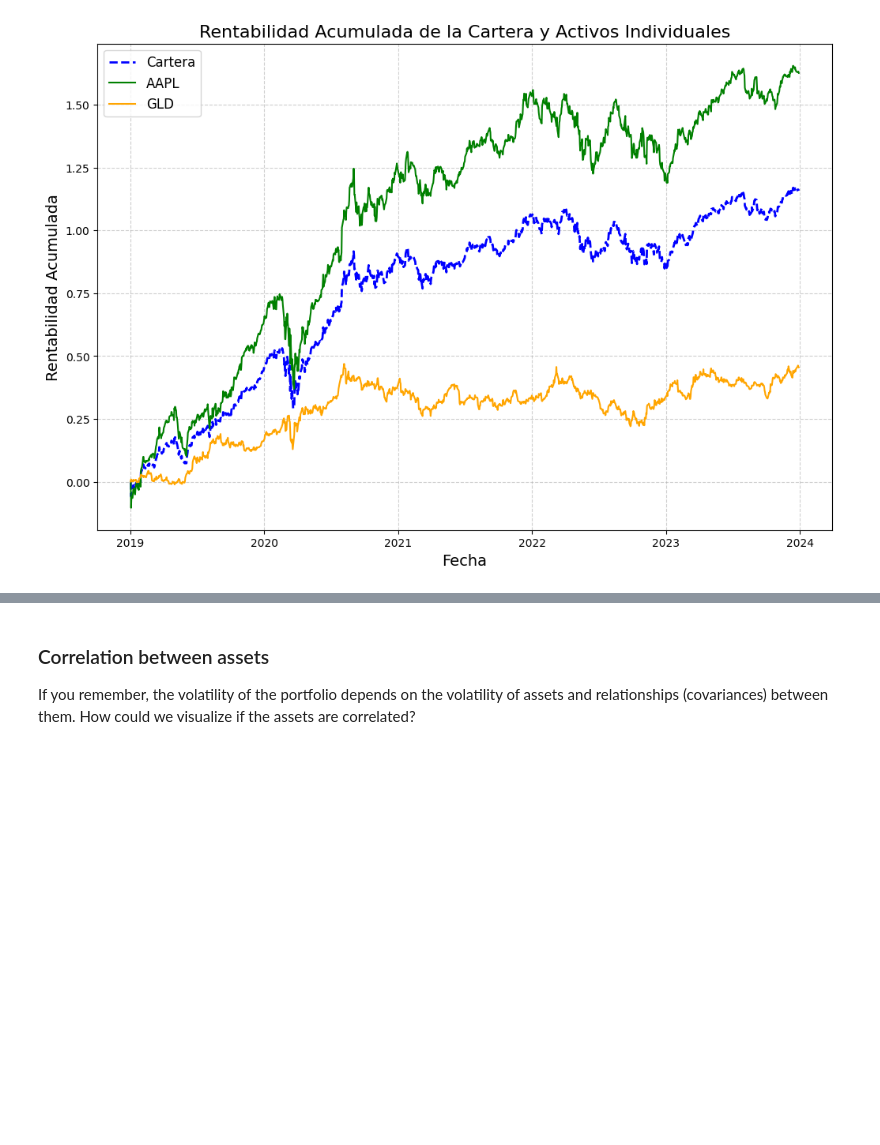
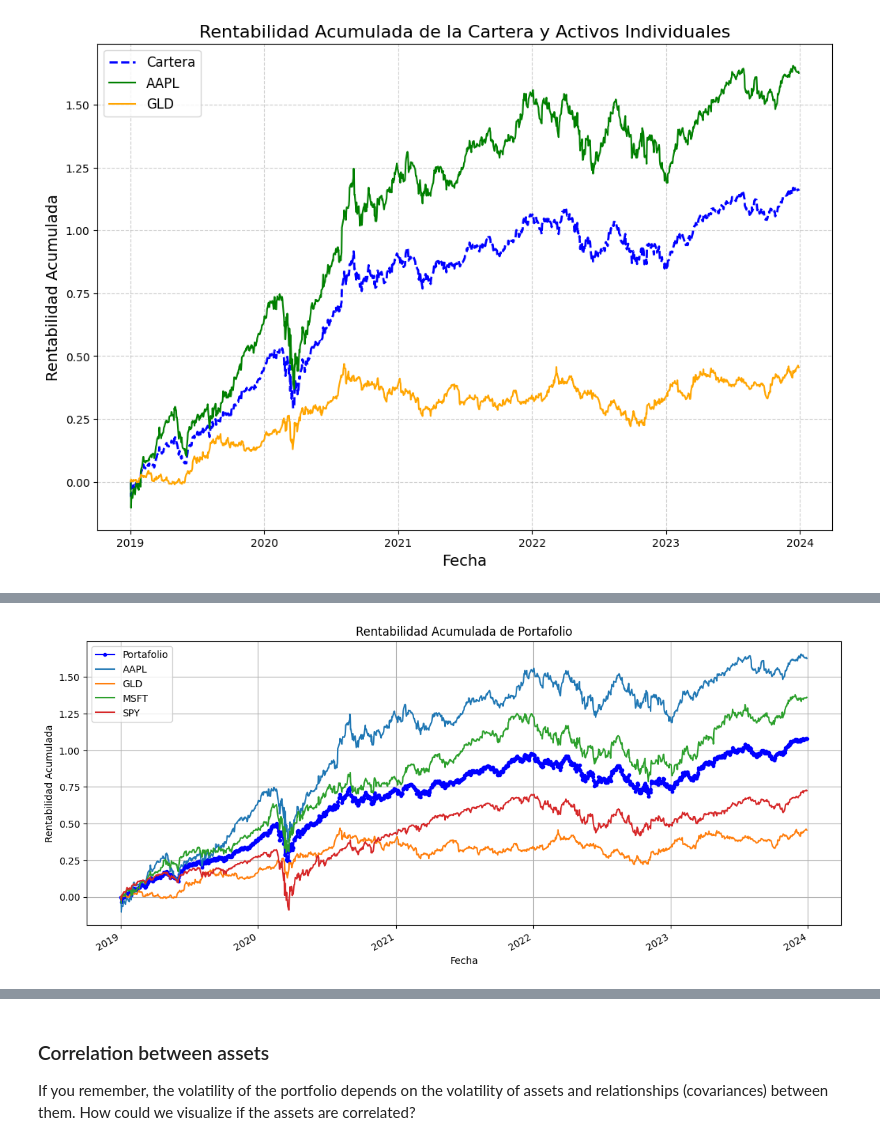
Before and after one commit to alfonso-santos/finanzas-tecnologia-practicas, a Jupyter notebook: src_soluciones/02_01_Calculos_iniciales_de_carteras_soluciones.ipynb, the cells around one changed output, grey strips where cells are left out. Cells and saved outputs as stored; diff of their text form; code cells hidden in the pictures; blank space fills up the shorter version.

```diff
--- a/src_soluciones/02_01_Calculos_iniciales_de_carteras_soluciones.ipynb
+++ b/src_soluciones/02_01_Calculos_iniciales_de_carteras_soluciones.ipynb
@@ -844,0 +892,13 @@ plt.show()
+# %%
+plt.figure(figsize=(14, 6))
+plt.plot(ret_portfolio.index, ret_portfolio.cumsum(), label='Portafolio', marker=".", color='blue')
+#plt.plot(rentabilidad.index, rentabilidad.cumsum(), )
+rentabilidad.cumsum().plot(ax=plt.gca())
+plt.xlabel('Fecha')
+plt.ylabel('Rentabilidad Acumulada')
+plt.title('Rentabilidad Acumulada de Portafolio')
+plt.legend()
+plt.grid(True)
+plt.show()
+# %% [output]
+[figure, added]
```
Also changed, not shown: parts of 46 cells of this notebook, 6 other files.
